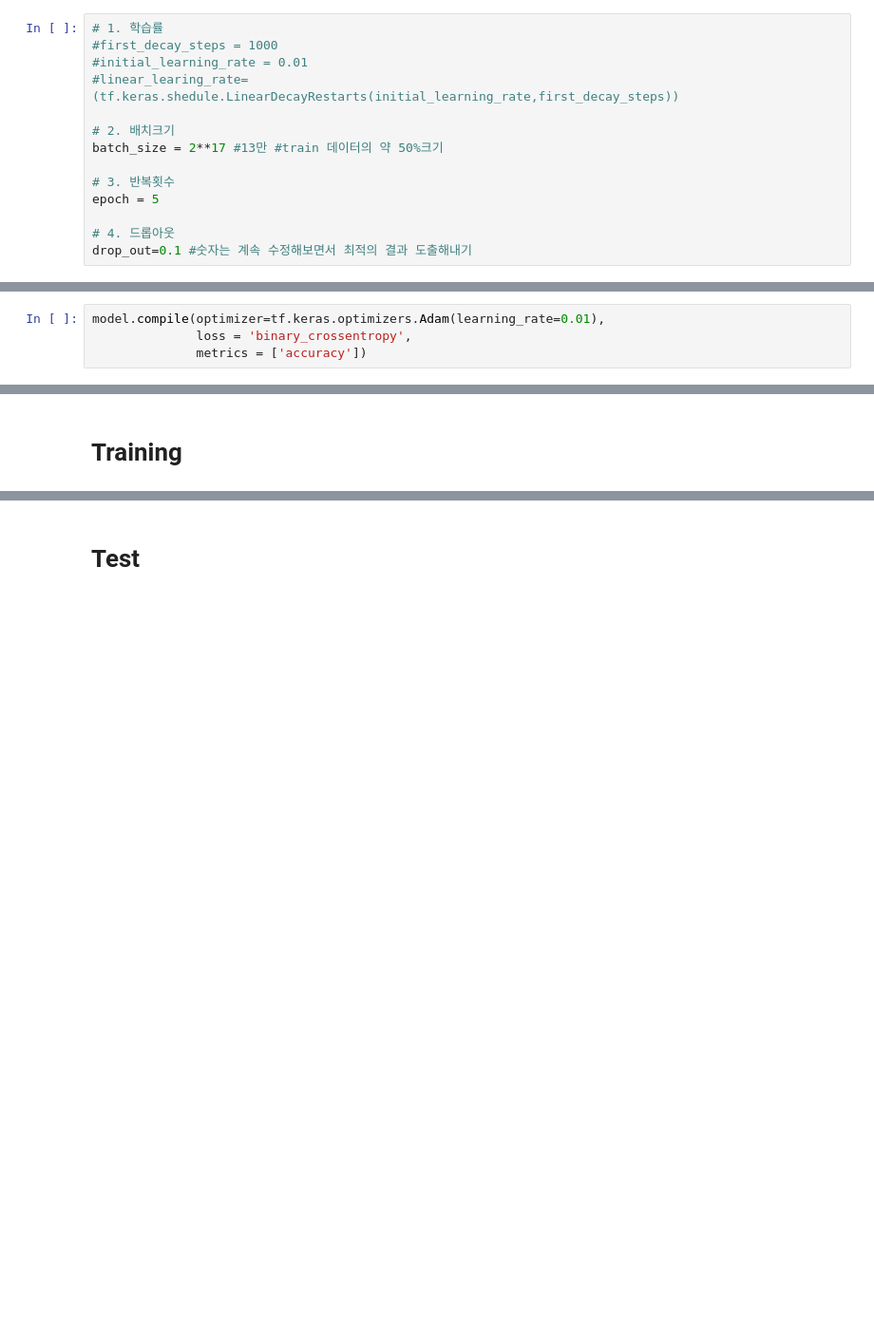
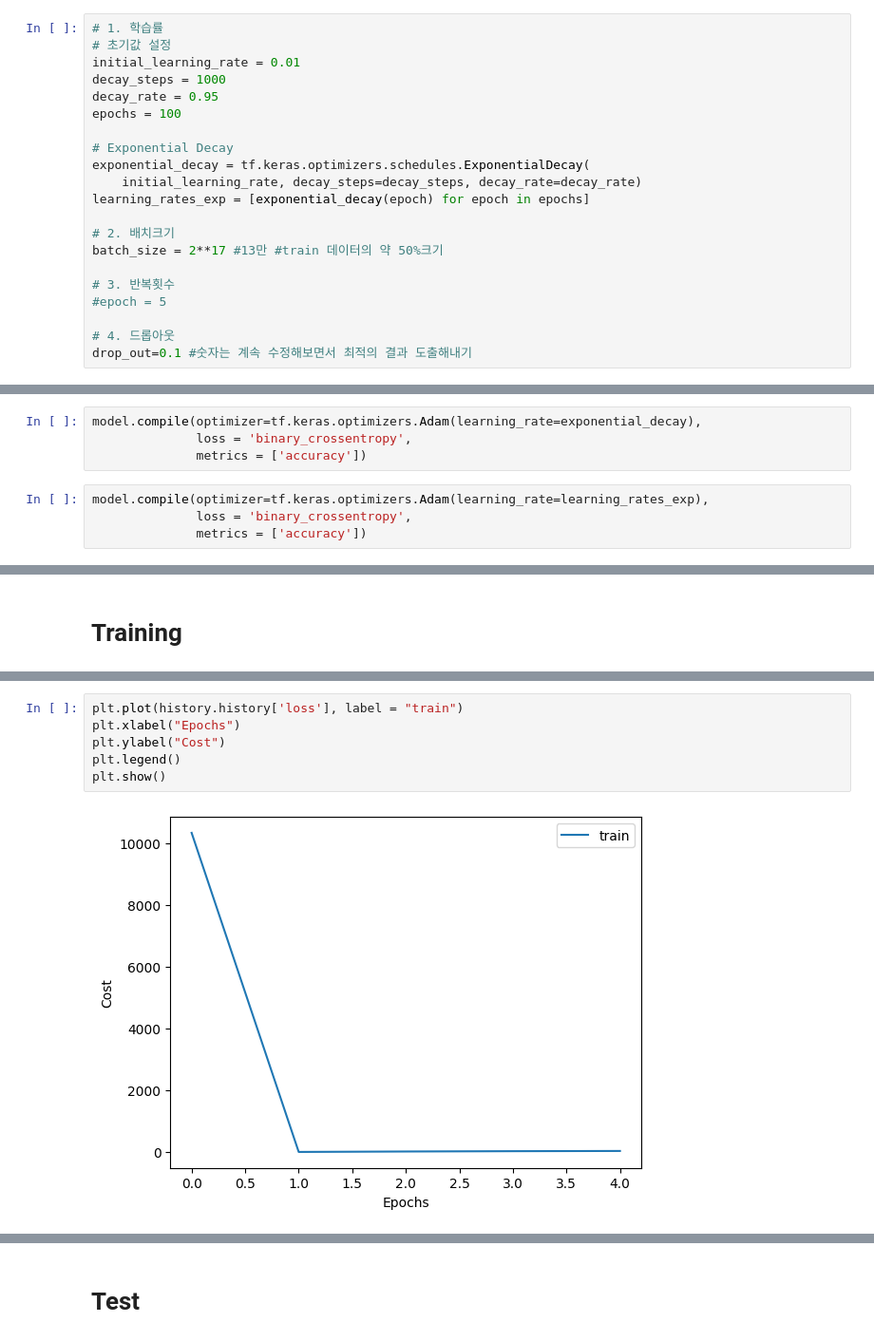
Before and after one commit to CHUNGSEYEON991108/Credit12, a Jupyter notebook: 20240915.ipynb, the cells around one changed output, grey strips where cells are left out. Shown: that part at 95% size. Cells and saved outputs as stored; diff of their text form; blank space fills up the shorter version.

```diff
--- a/20240915.ipynb
+++ b/20240915.ipynb
@@ -90,15 +90,22 @@ plt.show()
     linear -> cosine -> inverse
 # %%
 # 1. 학습률
-#first_decay_steps = 1000
-#initial_learning_rate = 0.01
-#linear_learing_rate= (tf.keras.shedule.LinearDecayRestarts(initial_learning_rate,first_decay_steps))
+# 초기값 설정
+initial_learning_rate = 0.01
+decay_steps = 1000
+decay_rate = 0.95
+epochs = 100
+
+# Exponential Decay
+exponential_decay = tf.keras.optimizers.schedules.ExponentialDecay(
+    initial_learning_rate, decay_steps=decay_steps, decay_rate=decay_rate)
+learning_rates_exp = [exponential_decay(epoch) for epoch in epochs]
 
 # 2. 배치크기
 batch_size = 2**17 #13만 #train 데이터의 약 50%크기
 
 # 3. 반복횟수
-epoch = 5
+#epoch = 5
 
 # 4. 드롭아웃
 drop_out=0.1 #숫자는 계속 수정해보면서 최적의 결과 도출해내기
@@ -146,6 +155,10 @@ Model: "sequential_6"
 # %% [markdown]
 # 최적화
 # %%
-model.compile(optimizer=tf.keras.optimizers.Adam(learning_rate=0.01),
+model.compile(optimizer=tf.keras.optimizers.Adam(learning_rate=exponential_decay),
               loss = 'binary_crossentropy',
               metrics = ['accuracy'])
+# %%
+model.compile(optimizer=tf.keras.optimizers.Adam(learning_rate=learning_rates_exp),
+              loss = 'binary_crossentropy',
+              metrics = ['accuracy'])
@@ -167,0 +185,8 @@ Epoch 5/5
+# %%
+plt.plot(history.history['loss'], label = "train")
+plt.xlabel("Epochs")
+plt.ylabel("Cost")
+plt.legend()
+plt.show()
+# %% [output]
+[figure, added]
```
Also changed, not shown: parts of 7 cells of this notebook.
